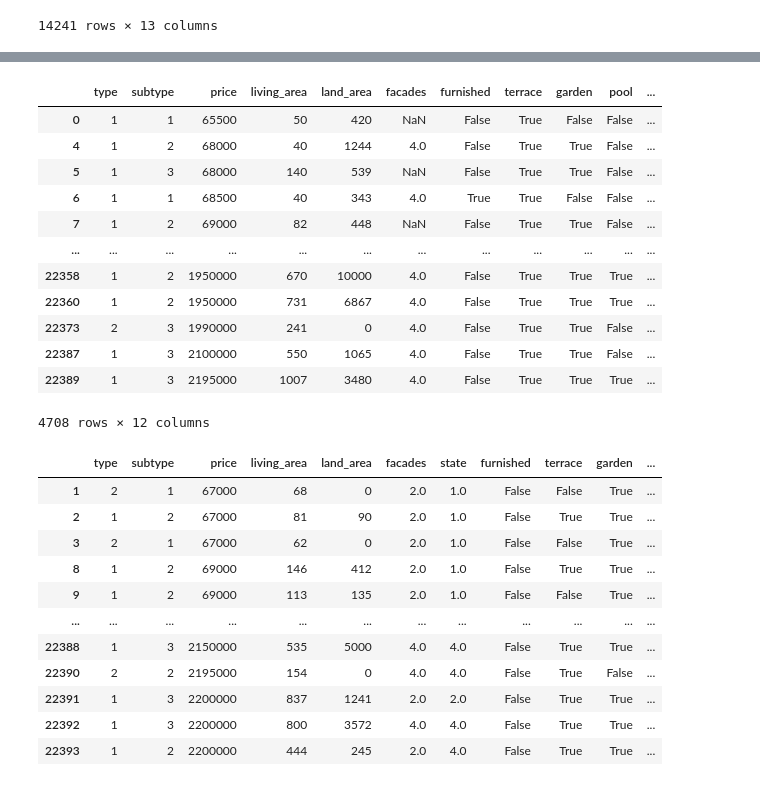
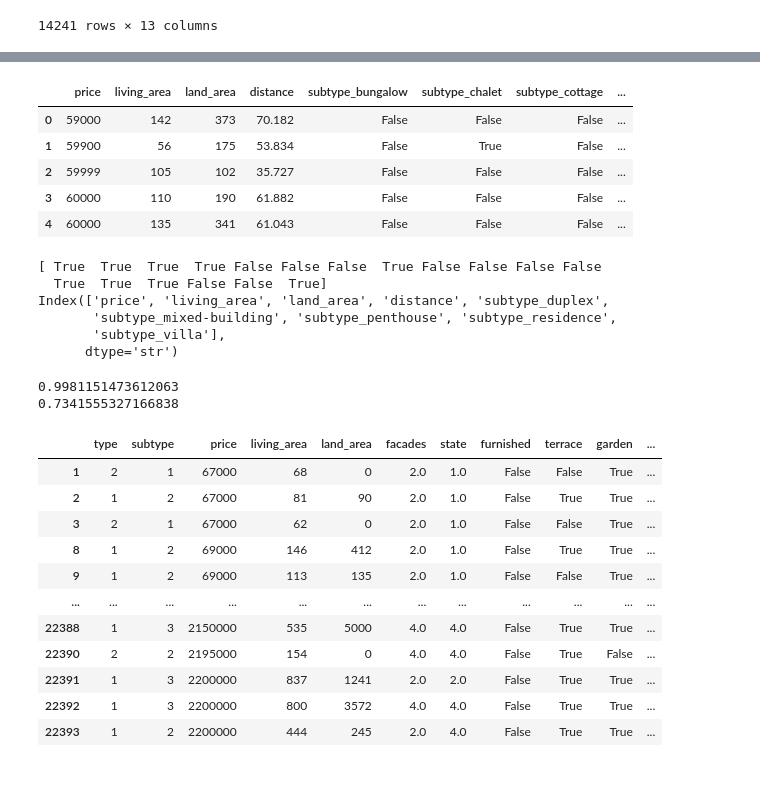
Before and after one commit to chainsoftruth/Belgium-House-Price-Forecast, a Jupyter notebook: Untitled.ipynb, the cells around one changed output, grey strips where cells are left out. Cells and saved outputs as stored; diff of their text form; code cells hidden in the pictures.

Commit message:
classifier done

```diff
--- a/Untitled.ipynb
+++ b/Untitled.ipynb
@@ -141,30 +168,52 @@ df
+# %%
+y1 = data.facades
+y2 = data.state
+X = data.drop(["facades", "state", "furnished", "type", "garden", "pool", "terrace"], axis = 1)
+X = pd.get_dummies(X, columns = ["subtype"], drop_first = True)
+# X["subtype"] = X["subtype"].apply(_subtype_transform)
+# X["type"] = X["type"].apply(lambda x: True if x == "house" else False)
+# X = X.rename(columns = {"type": "is_house"})
+X.head()
+# %% [output]
+|  | price | living_area | land_area | distance | subtype_bungalow | subtype_chalet | subtype_cottage | ... |
+| 0 | 59000 | 142 | 373 | 70.182 | False | False | False | ... |
+| 1 | 59900 | 56 | 175 | 53.834 | False | True | False | ... |
+| 2 | 59999 | 105 | 102 | 35.727 | False | False | False | ... |
+| 3 | 60000 | 110 | 190 | 61.882 | False | False | False | ... |
+| 4 | 60000 | 135 | 341 | 61.043 | False | False | False | ... |
+# %%
+from sklearn.feature_selection import SelectFromModel
+
+rf = RandomForestClassifier(n_estimators=100, random_state=42)
+rf.fit(X, y1)
+
+selector = SelectFromModel(rf, prefit=True, threshold="median")
+print(selector.get_support())
+X_selected = selector.transform(X)  # keeps only important features
+
+# To get column names
+selected_columns = X.columns[selector.get_support()]
+print(selected_columns)
+# %% [output]
+[ True  True  True  True False False False  True False False False False
+  True  True  True False False  True]
+Index(['price', 'living_area', 'land_area', 'distance', 'subtype_duplex',
+       'subtype_mixed-building', 'subtype_penthouse', 'subtype_residence',
+       'subtype_villa'],
+      dtype='str')
 # %%
-train = df.dropna()
-train.state = train.state.astype(int)
-sy = train.state
-sX = train.drop("state", axis = 1)
-sX_pred = df[df.state.isna() == True].drop(["state"], axis = 1)
-sX_train, sX_test, sy_train, sy_test = train_test_split(sX, sy, random_state = 24, test_size = 0.02)
-classifier = RandomForestClassifier(random_state = 24, n_estimators = 200)
-classifier.fit(sX_train, sy_train)
-predictions = classifier.predict(sX_pred)
-frame_append = pd.DataFrame(sX_pred)
-frame_append["state"] = predictions
-frame_append
+X_train, X_test, y1_train, y1_test = train_test_split(X, y1, random_state = 24, test_size = 0.2)
+scaler = StandardScaler()
+X_train = scaler.fit_transform(X_train)
+X_test = scaler.transform(X_test)
-# %% [output]
-|  | type | subtype | price | living_area | land_area | facades | furnished | terrace | garden | pool | ... |
-| 0 | 1 | 1 | 65500 | 50 | 420 | NaN | False | True | False | False | ... |
-| 4 | 1 | 2 | 68000 | 40 | 1244 | 4.0 | False | True | True | False | ... |
-| 5 | 1 | 3 | 68000 | 140 | 539 | NaN | False | True | True | False | ... |
-| 6 | 1 | 1 | 68500 | 40 | 343 | 4.0 | True | True | False | False | ... |
-| 7 | 1 | 2 | 69000 | 82 | 448 | NaN | False | True | True | False | ... |
-| ... | ... | ... | ... | ... | ... | ... | ... | ... | ... | ... | ... |
-| 22358 | 1 | 2 | 1950000 | 670 | 10000 | 4.0 | False | True | True | True | ... |
-| 22360 | 1 | 2 | 1950000 | 731 | 6867 | 4.0 | False | True | True | True | ... |
-| 22373 | 2 | 3 | 1990000 | 241 | 0 | 4.0 | False | True | True | False | ... |
-| 22387 | 1 | 3 | 2100000 | 550 | 1065 | 4.0 | False | True | True | False | ... |
-| 22389 | 1 | 3 | 2195000 | 1007 | 3480 | 4.0 | False | True | True | True | ... |
-4708 rows × 12 columns
+# %%
+classifier = RandomForestClassifier(random_state = 24, n_estimators = 250)
+classifier.fit(X_train, y1_train)
+print(classifier.score(X_train, y1_train))
+print(classifier.score(X_test, y1_test))
+# %% [output]
+0.9981151473612063
+0.7341555327166838
 # %%
 frame_append2 = df[df.state.isna() == False]
 frame_append2
```
Also changed, not shown: parts of 12 cells of this notebook, 6 other files.
